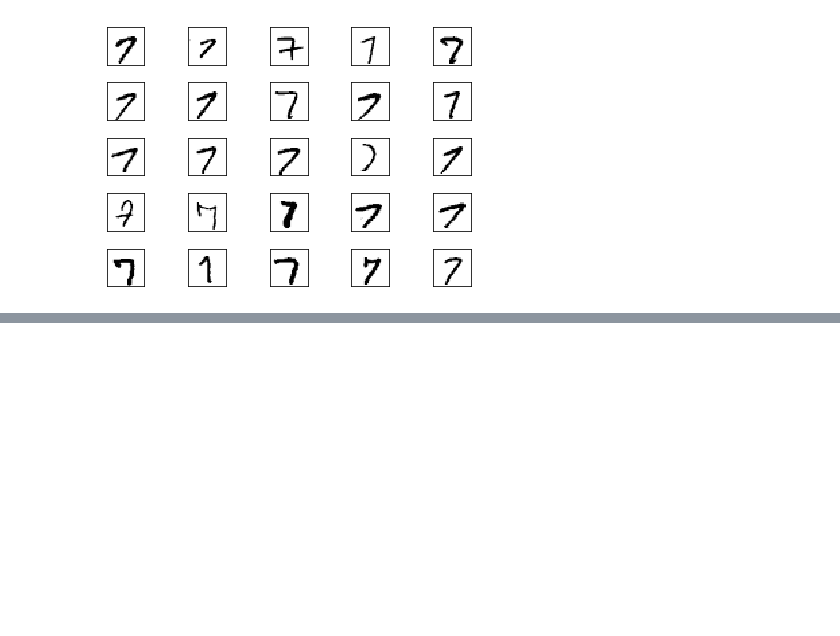
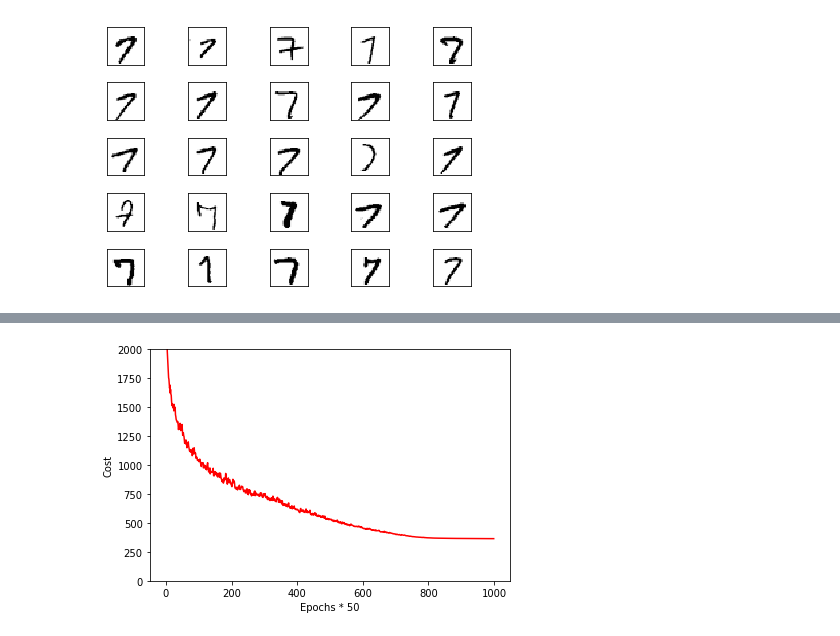
Before and after one commit to hwchan91/python_ml_implementation, a Jupyter notebook: ch12_neural_network.ipynb, the cells around one changed output, grey strips where cells are left out. Cells and saved outputs as stored; diff of their text form; code cells hidden in the pictures; blank space fills up the shorter version.

```diff
--- a/ch12_neural_network.ipynb
+++ b/ch12_neural_network.ipynb
@@ -239,3 +253,17 @@ plt.show()
+# %%
+batches = np.array_split(range(len(nn.cost_)), 1000) # split range(len(nn.cost)) into 1000 parts => [[0...49], [50..99],..., [49950..49999]]
+cost_ary = np.array(nn.cost_)
+cost_avgs = [np.mean(cost_ary[i]) for i in batches]
+plt.plot(range(len(cost_avgs)),
+         cost_avgs,
+         color='red')
+plt.ylim([0, 2000])
+plt.ylabel('Cost')
+plt.xlabel('Epochs * 50')
+plt.tight_layout()
+plt.show()
+# %% [output]
+[figure, added]
 # %%
 y_train_pred = nn.predict(X_train)
 acc = np.sum(y_train == y_train_pred, axis=0) / X_train.shape[0]
```
Also changed, not shown: parts of 8 cells of this notebook.
